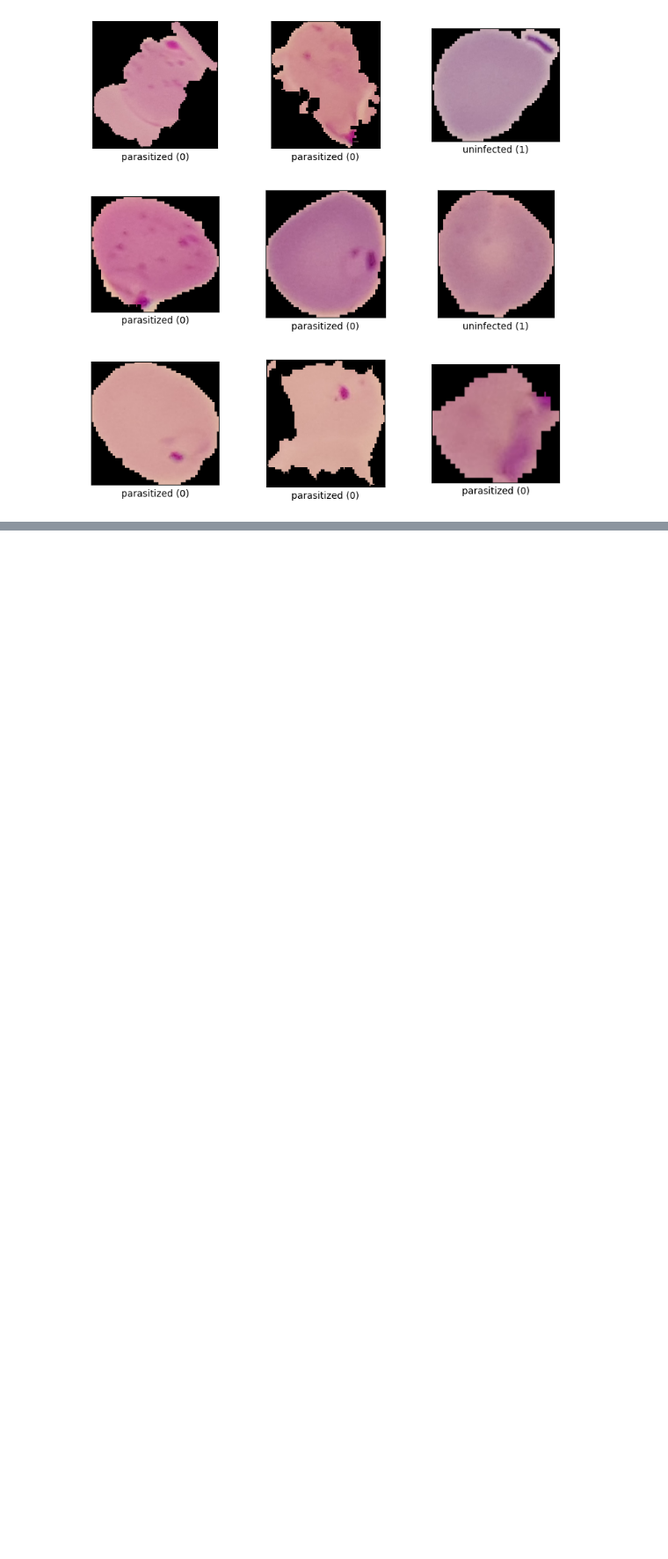
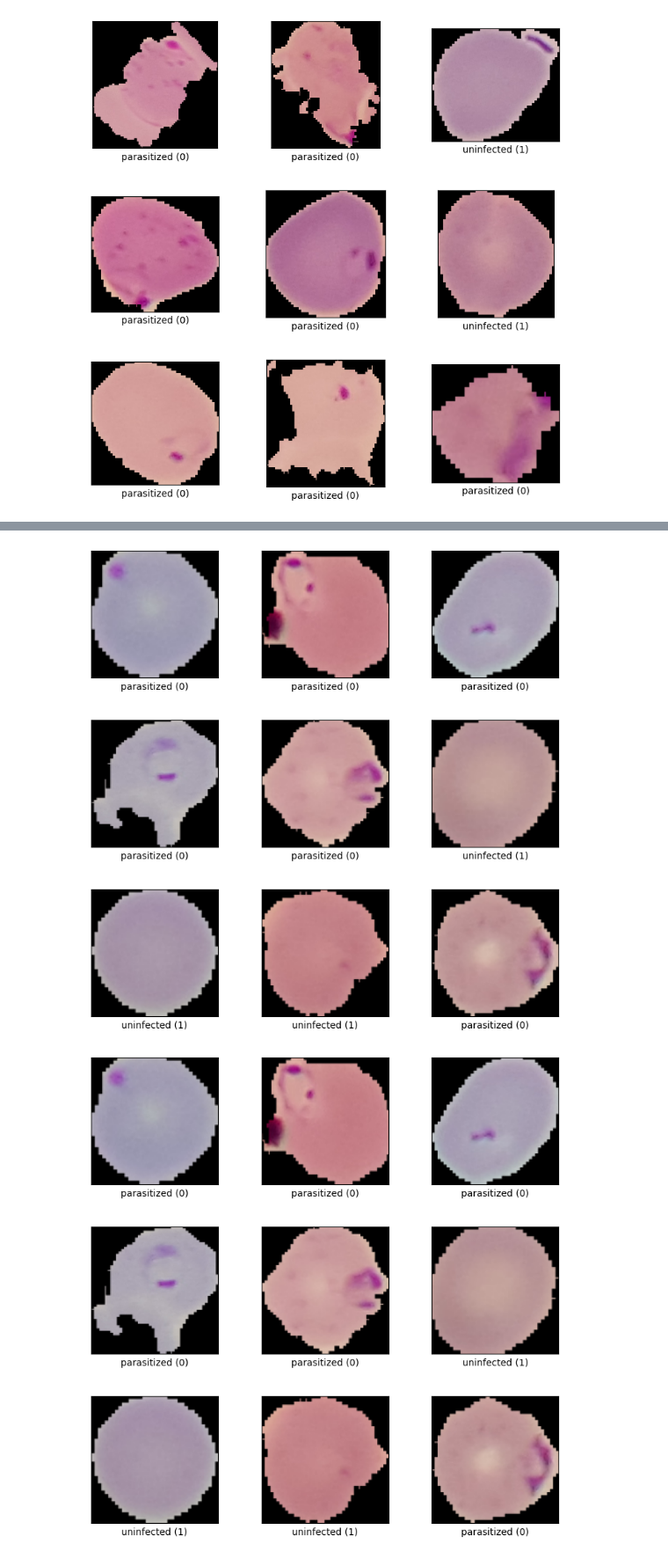
Before and after one commit to BrookMaoDev/Hack-the-Valley-8---INSERT-PROJECT-NAME-HERE, a Jupyter notebook: malaria_cell_classification_tensorflow.ipynb, the cells around one changed output, grey strips where cells are left out. Shown at 88% size. Drawn from its saved outputs; the diff is of its cells as text; code cells hidden in the pictures; blank space fills up the shorter version.

Commit message:
Image resizing and data preparation

```diff
--- a/malaria_cell_classification_tensorflow.ipynb
+++ b/malaria_cell_classification_tensorflow.ipynb
@@ -37,0 +35,15 @@ tfds.show_examples(valid_ds, ds_info)
+# %%
+SIDE_LEN = 128
+
+def resize_image(image, label):
+    image = tf.image.resize(image, (SIDE_LEN, SIDE_LEN))
+    image = tf.cast(image, tf.int32)
+    return image, label
+
+train_ds = train_ds.map(resize_image)
+valid_ds = valid_ds.map(resize_image)
+# %%
+tfds.show_examples(train_ds, ds_info)
+# %% [output]
+[figure, added]
+[figure, added]
```
Also changed, not shown: parts of 6 cells of this notebook.
